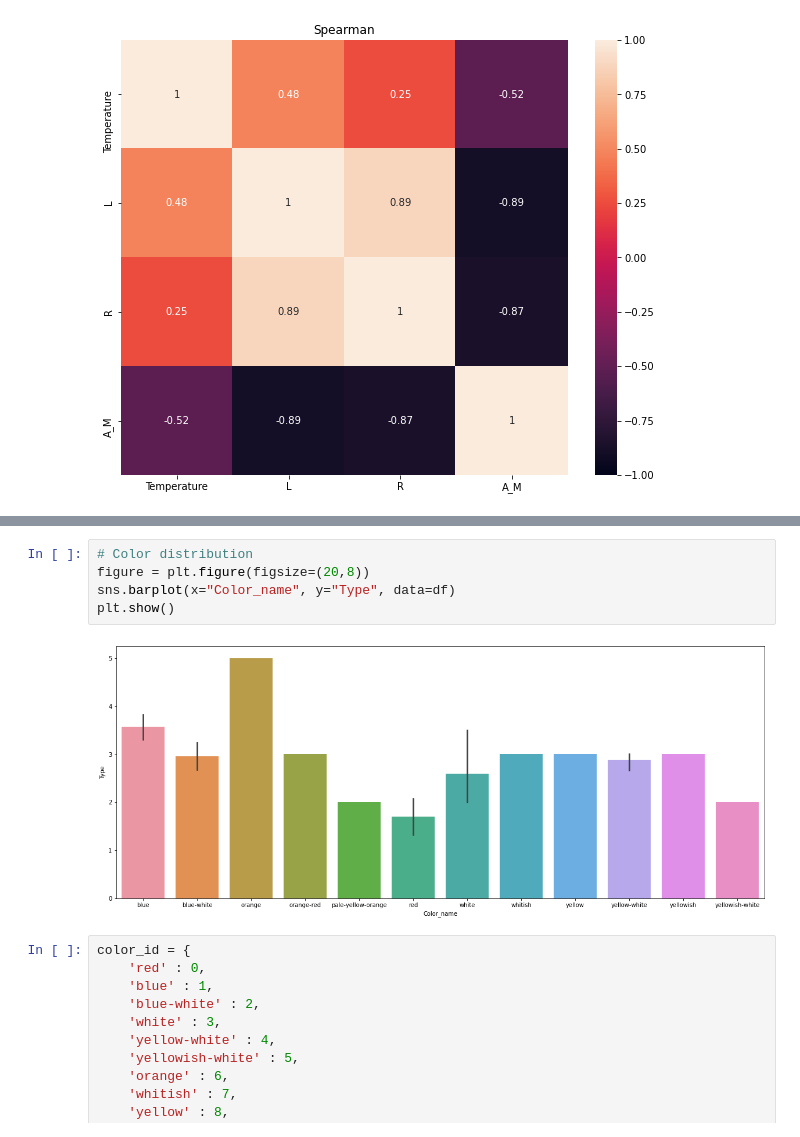
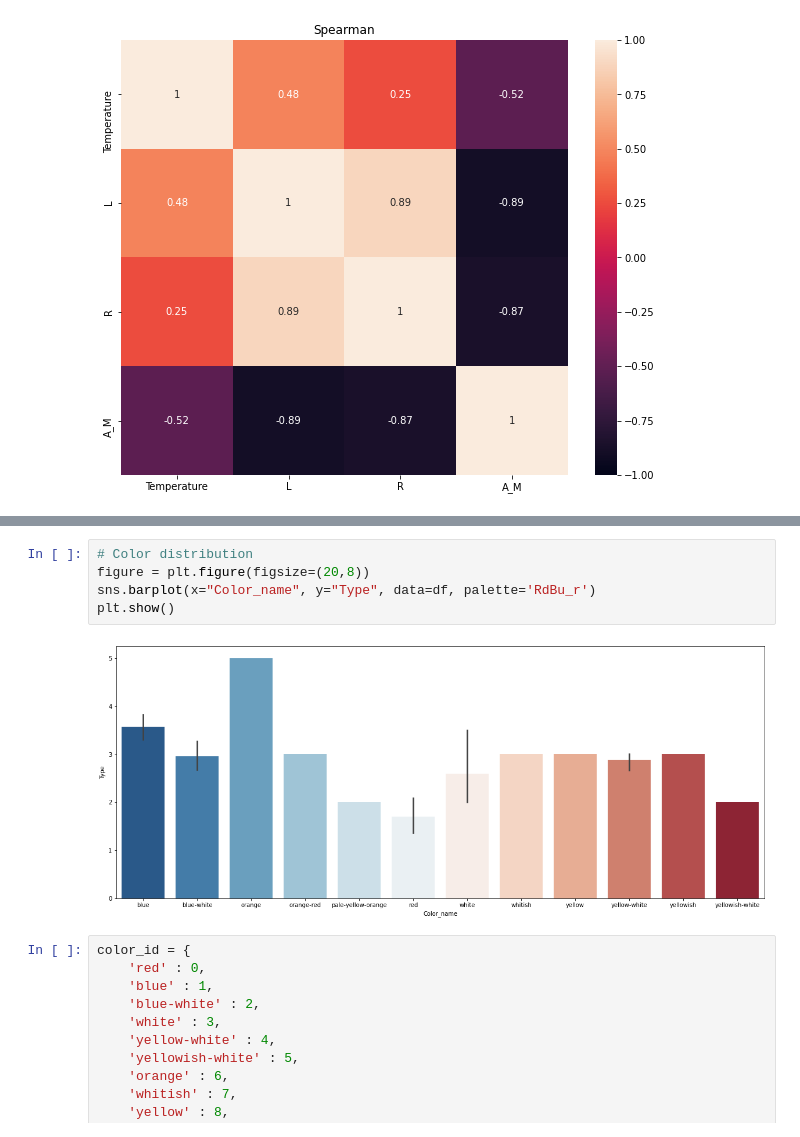
Before and after one commit to MKobus12305/ML_StarsClassification, a Jupyter notebook: Stars.ipynb, the cells around one changed output, grey strips where cells are left out. Saved outputs shown, nothing was run; the diff lists cells and outputs as text.

```diff
--- a/Stars.ipynb
+++ b/Stars.ipynb
@@ -182,10 +192,10 @@ Name: Color_name, dtype: int64
 # %%
 # Color distribution
 figure = plt.figure(figsize=(20,8))
-sns.barplot(x="Color_name", y="Type", data=df)
+sns.barplot(x="Color_name", y="Type", data=df, palette='RdBu_r')
 plt.show()
 # %% [output]
-[figure, old version]
+[figure, new version]
 # %%
 color_id = {
     'red' : 0,
```
Also changed, not shown: parts of 40 cells of this notebook.
